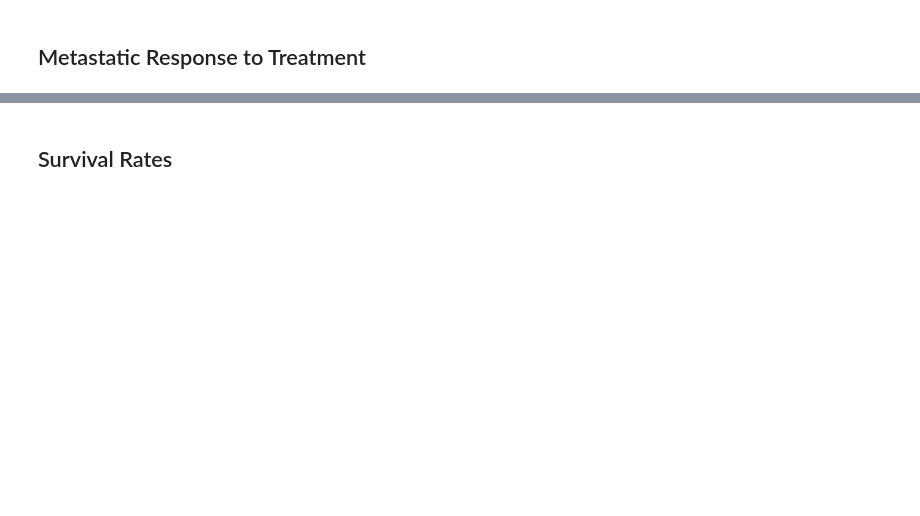
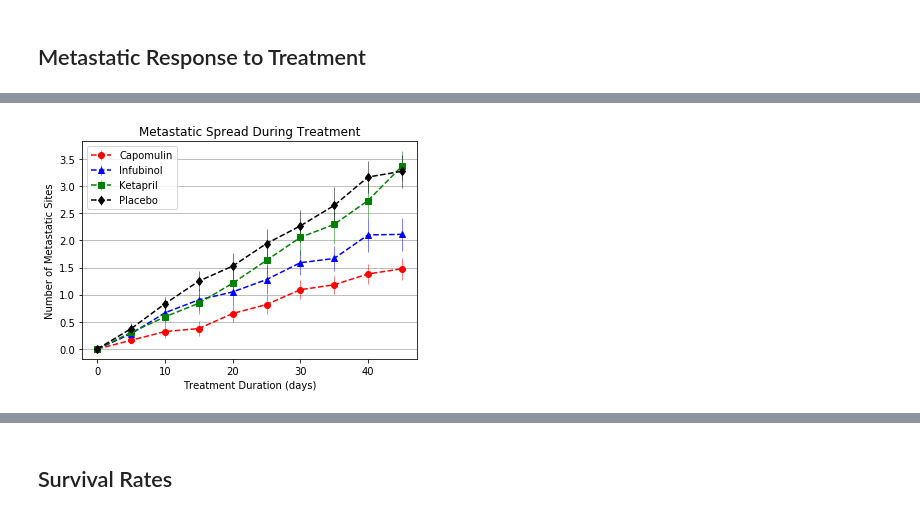
Before and after one commit to danjamthelamb/matplotlib-challenge, a Jupyter notebook: Pymaceuticals/pymaceuticals_starter.ipynb, the cells around one changed output, grey strips where cells are left out. Cells and saved outputs as stored; diff of their text form; code cells hidden in the pictures; blank space fills up the shorter version.

```diff
--- a/Pymaceuticals/pymaceuticals_starter.ipynb
+++ b/Pymaceuticals/pymaceuticals_starter.ipynb
@@ -142,7 +143,13 @@ plt.show()
 ## Metastatic Response to Treatment
 # %%
 # Store the Mean Met. Site Data Grouped by Drug and Timepoint
+time_drug_group = mouse_trial_data.groupby(['Drug', 'Timepoint'])
+
 
 # Convert to DataFrame
+meta_site_df = pd.DataFrame(time_drug_group['Metastatic Sites'].mean())
+
 
 # Preview DataFrame
+meta_site_df = meta_site_df.reset_index()
+meta_site_df.head()
@@ -149,6 +163,10 @@ plt.show()
 # %%
 # Store the Standard Error associated with Met. Sites Grouped by Drug and Timepoint
+meta_std_err = time_drug_group['Metastatic Sites'].sem()
 
 # Convert to DataFrame
+meta_err_df = pd.DataFrame(meta_std_err)
 
 # Preview DataFrame
+meta_err_df = meta_err_df.reset_index()
+meta_err_df.head()
@@ -155,4 +180,6 @@ plt.show()
 # %%
 # Minor Data Munging to Re-Format the Data Frames
+meta_site_piv = meta_site_df.pivot(index = 'Timepoint', columns='Drug', values='Metastatic Sites')
 
 # Preview that Reformatting worked
+meta_site_piv.head()
@@ -165,3 +194,30 @@ plt.show()
+# %%
+# Generate the Plot (with Error Bars)
+drug_plot_info = [('Capomulin', 'o', 'red'), ('Infubinol', '^', 'blue'), ('Ketapril', 's', 'Green'), ('Placebo', 'd', 'black')]
+labels = []
+
+for (drug, mark, color) in drug_plot_info:
+    labels.append(drug)
+    standard_errors = meta_std_err[drug]
+    error_bar_plot_meta = plt.errorbar(meta_site_piv.index, meta_site_piv[drug], yerr=standard_errors,
+                                       fmt=mark, elinewidth=0.5,  ls='--', color=color)
+
+
+plt.gca().yaxis.grid(True)
+plt.title('Metastatic Spread During Treatment')
+plt.xlabel('Treatment Duration (days)')
+plt.ylabel('Number of Metastatic Sites')
+plt.legend(labels, loc='best')
+
+
+
+# Save the Figure
+file_path = os.path.join('Student_Data', 'Metastatic Spread During Treatment.png')
+
+plt.savefig(file_path)
+plt.show()
+# %% [output]
+[figure, added]
 # %% [markdown]
 ![Metastatic Spread During Treatment](../Images/spread.png)
 # %% [markdown]
```
Also changed, not shown: parts of 8 cells of this notebook, 2 other files.
